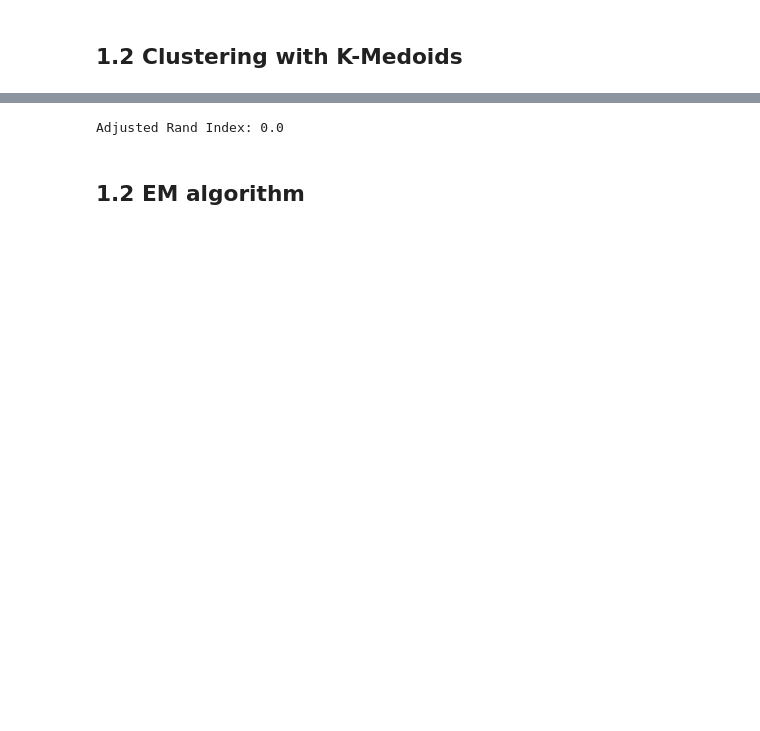
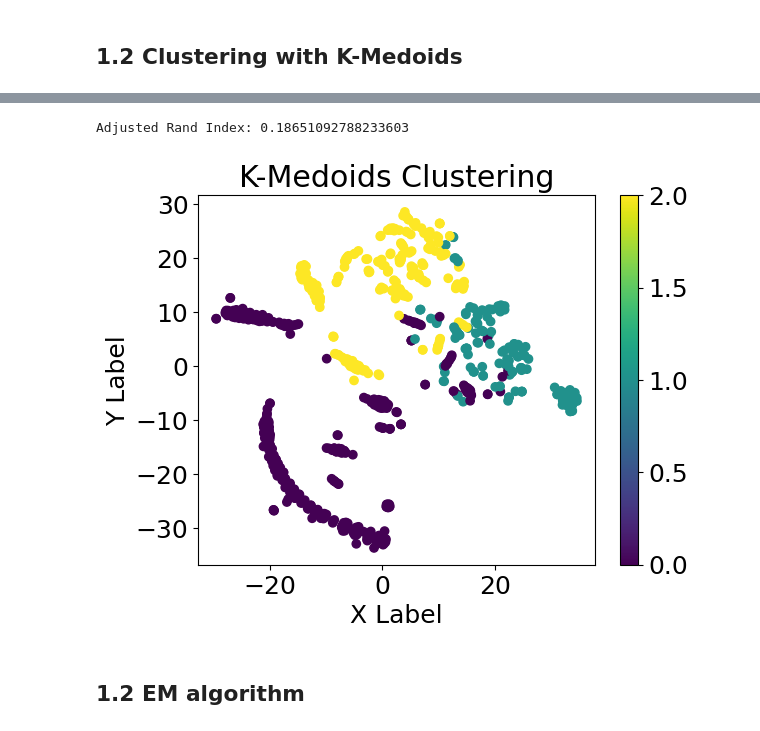
Before and after one commit to RomainFrog/CS7641-A3, a Jupyter notebook: titanic_clustering.ipynb, the cells around one changed output, grey strips where cells are left out. Drawn from its saved outputs; the diff is of its cells as text; code cells hidden in the pictures; blank space fills up the shorter version.

```diff
--- a/titanic_clustering.ipynb
+++ b/titanic_clustering.ipynb
@@ -110,12 +115,40 @@ plot_k_medoid_multi_seed(2, 30, "euclidean", k_medoids[0], k_medoids[1], k_medoi
 # %%
 from sklearn.metrics import adjusted_rand_score
 from sklearn_extra.cluster import KMedoids
-kmedoids = KMedoids(n_clusters=2, random_state=RANDOM_SEED, metric='euclidean')
+kmedoids = KMedoids(n_clusters=3, init='k-medoids++', max_iter=1000, random_state=RANDOM_SEED, metric='cosine')
 kmedoids.fit(X_scaled)
-labels = kmedoids.predict(X_scaled)
-ari = adjusted_rand_score(y, labels)
+kmedoids_labels = kmedoids.predict(X_scaled)
+ari = adjusted_rand_score(kmedoids_labels, y)
 print("Adjusted Rand Index:", ari)
 # %% [output]
-Adjusted Rand Index: 0.0
+Adjusted Rand Index: 0.18651092788233603
+# %%
+from sklearn.manifold import TSNE
+
+tsne = TSNE(n_components=2, random_state=RANDOM_SEED)
+
+X_tsne = tsne.fit_transform(X_scaled)
+
+# 3d plot
+# from mpl_toolkits.mplot3d import Axes3D
+# fig = plt.figure()
+# ax = fig.add_subplot(111, projection='3d')
+# scatter = ax.scatter(X_tsne[:,0], X_tsne[:,1], X_tsne[:,2], c=kmedoids_labels, s=50)
+# ax.set_title('K-Medoids Clustering')
+# ax.set_xlabel('X Label')
+# ax.set_ylabel('Y Label')
+# ax.set_zlabel('Z Label')
+# plt.colorbar(scatter)
+# plt.show()
+
+# 2d plot
+plt.scatter(X_tsne[:,0], X_tsne[:,1], c=kmedoids_labels, cmap='viridis')
+plt.title('K-Medoids Clustering')
+plt.xlabel('X Label')
+plt.ylabel('Y Label')
+plt.colorbar()
+plt.show()
+# %% [output]
+[figure, added]
 # %% [markdown]
 ## 1.2 EM algorithm
```
Also changed, not shown: parts of 12 cells of this notebook, 4 other files.
